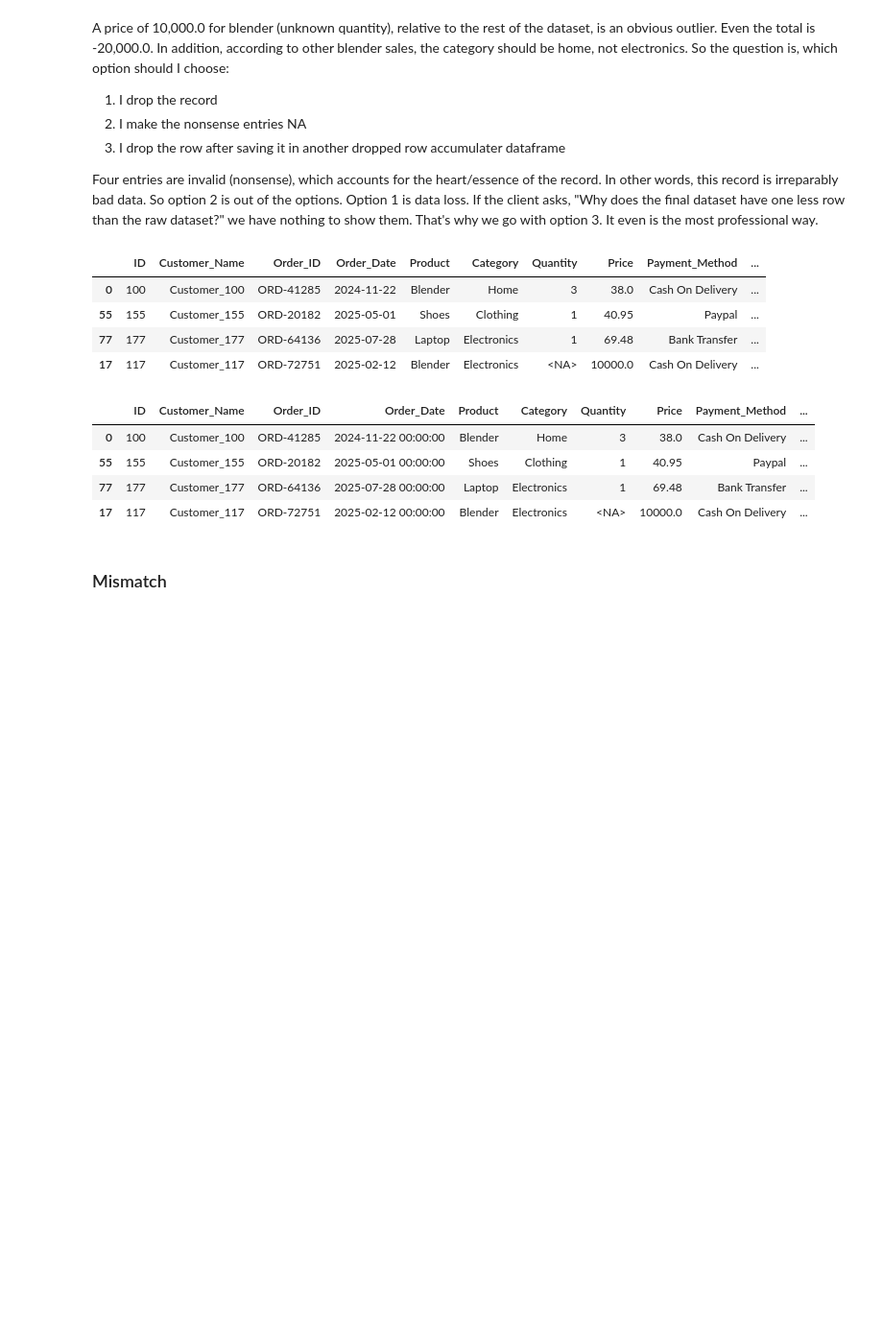
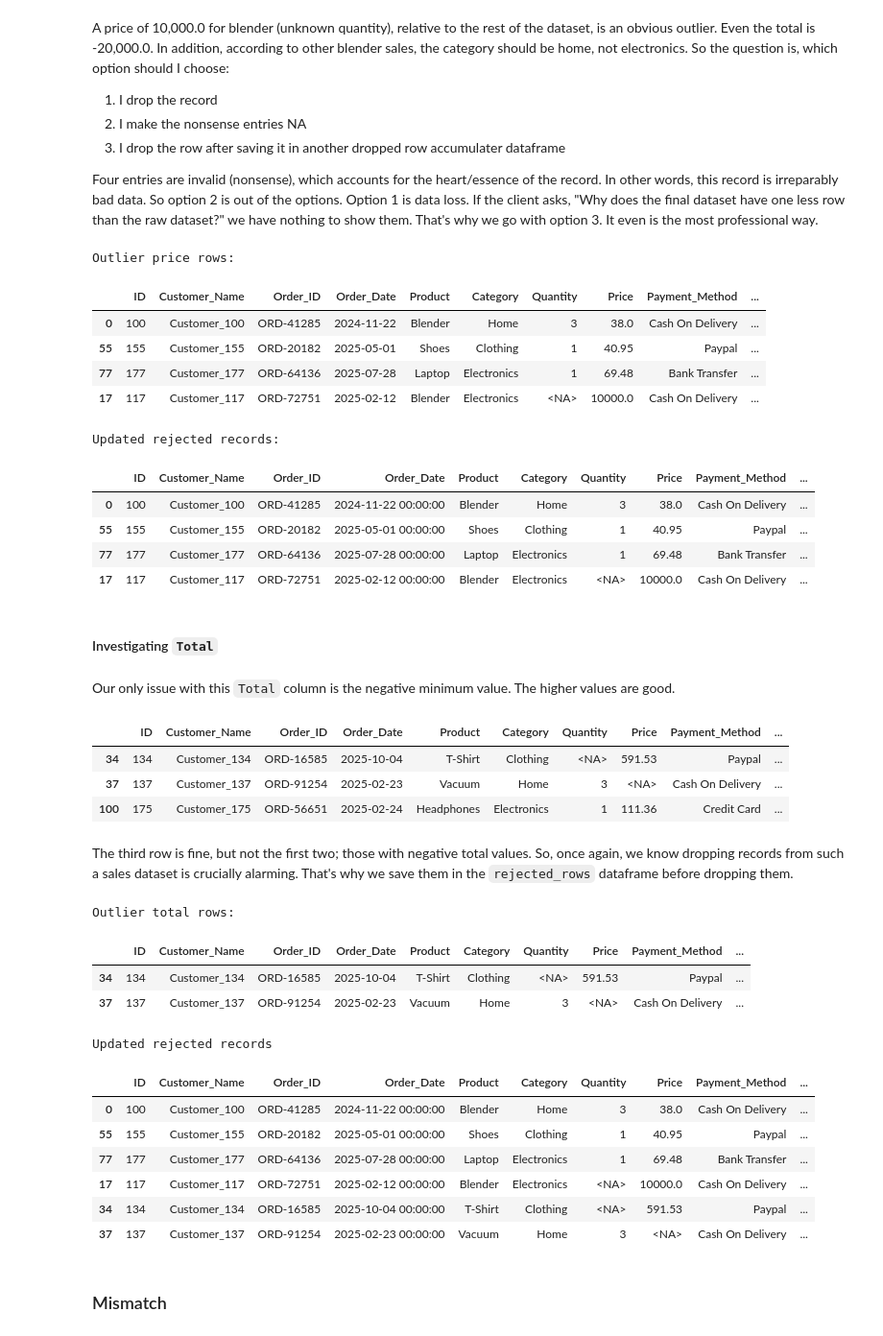
Before and after one commit to Gerum-Berhanu/data-cleaning, a Jupyter notebook: projects/05_ecommerce_sales/05_data_cleaning.ipynb, the cells around one changed output. Shown at 96% size. Cells and saved outputs as stored; diff of their text form; code cells hidden in the pictures; blank space fills up the shorter version.

```diff
--- a/projects/05_ecommerce_sales/05_data_cleaning.ipynb
+++ b/projects/05_ecommerce_sales/05_data_cleaning.ipynb
@@ -462,24 +467,68 @@ A price of 10,000.0 for blender (unknown quantity), relative to the rest of the
 
 Four entries are invalid (nonsense), which accounts for the heart/essence of the record. In other words, this record is irreparably bad data. So option 2 is out of the options. Option 1 is data loss. If the client asks, "Why does the final dataset have one less row than the raw dataset?" we have nothing to show them. That's why we go with option 3. It even is the most professional way.
 # %%
-outlier_rows = pd.concat([df[lower_mask], df[upper_mask]])
-display(outlier_rows)
+outlier_price_rows = pd.concat([df[lower_price_mask], df[upper_price_mask]])
+print("Outlier price rows:")
+display(outlier_price_rows)
 
-rejected_records = pd.concat([rejected_records, outlier_rows])
+rejected_records = pd.concat([rejected_records, outlier_price_rows])
+print("Updated rejected records:")
 display(rejected_records)
 
-df.drop(outlier_rows.index, inplace=True)
+df.drop(outlier_price_rows.index, inplace=True)
 # %% [output]
+Outlier price rows:
 |  | ID | Customer_Name | Order_ID | Order_Date | Product | Category | Quantity | Price | Payment_Method | ... |
 | 0 | 100 | Customer_100 | ORD-41285 | 2024-11-22 | Blender | Home | 3 | 38.0 | Cash On Delivery | ... |
 | 55 | 155 | Customer_155 | ORD-20182 | 2025-05-01 | Shoes | Clothing | 1 | 40.95 | Paypal | ... |
 | 77 | 177 | Customer_177 | ORD-64136 | 2025-07-28 | Laptop | Electronics | 1 | 69.48 | Bank Transfer | ... |
 | 17 | 117 | Customer_117 | ORD-72751 | 2025-02-12 | Blender | Electronics | <NA> | 10000.0 | Cash On Delivery | ... |
+Updated rejected records:
 |  | ID | Customer_Name | Order_ID | Order_Date | Product | Category | Quantity | Price | Payment_Method | ... |
 | 0 | 100 | Customer_100 | ORD-41285 | 2024-11-22 00:00:00 | Blender | Home | 3 | 38.0 | Cash On Delivery | ... |
 | 55 | 155 | Customer_155 | ORD-20182 | 2025-05-01 00:00:00 | Shoes | Clothing | 1 | 40.95 | Paypal | ... |
 | 77 | 177 | Customer_177 | ORD-64136 | 2025-07-28 00:00:00 | Laptop | Electronics | 1 | 69.48 | Bank Transfer | ... |
 | 17 | 117 | Customer_117 | ORD-72751 | 2025-02-12 00:00:00 | Blender | Electronics | <NA> | 10000.0 | Cash On Delivery | ... |
+# %% [markdown]
+#### Investigating `Total`
+# %% [markdown]
+Our only issue with this `Total` column is the negative minimum value. The higher values are good.
+# %%
+lower_total_limit = 100
+lower_total_mask = df["Total"] < lower_total_limit
+
+# Checking lower limit (prices less than 100)
+display(df[lower_total_mask])
+# %% [output]
+|  | ID | Customer_Name | Order_ID | Order_Date | Product | Category | Quantity | Price | Payment_Method | ... |
+| 34 | 134 | Customer_134 | ORD-16585 | 2025-10-04 | T-Shirt | Clothing | <NA> | 591.53 | Paypal | ... |
+| 37 | 137 | Customer_137 | ORD-91254 | 2025-02-23 | Vacuum | Home | 3 | <NA> | Cash On Delivery | ... |
+| 100 | 175 | Customer_175 | ORD-56651 | 2025-02-24 | Headphones | Electronics | 1 | 111.36 | Credit Card | ... |
+# %% [markdown]
+The third row is fine, but not the first two; those with negative total values. So, once again, we know dropping records from such a sales dataset is crucially alarming. That's why we save them in the `rejected_rows` dataframe before dropping them.
+# %%
+outlier_total_rows = df[lower_total_mask][df[lower_total_mask]["Total"] < 0]
+print("Outlier total rows:")
+display(outlier_total_rows)
+
+rejected_records = pd.concat([rejected_records, outlier_total_rows])
+print("Updated rejected records")
+display(rejected_records)
+
+df.drop(outlier_total_rows.index, inplace=True)
+# %% [output]
+Outlier total rows:
+|  | ID | Customer_Name | Order_ID | Order_Date | Product | Category | Quantity | Price | Payment_Method | ... |
+| 34 | 134 | Customer_134 | ORD-16585 | 2025-10-04 | T-Shirt | Clothing | <NA> | 591.53 | Paypal | ... |
+| 37 | 137 | Customer_137 | ORD-91254 | 2025-02-23 | Vacuum | Home | 3 | <NA> | Cash On Delivery | ... |
+Updated rejected records
+|  | ID | Customer_Name | Order_ID | Order_Date | Product | Category | Quantity | Price | Payment_Method | ... |
+| 0 | 100 | Customer_100 | ORD-41285 | 2024-11-22 00:00:00 | Blender | Home | 3 | 38.0 | Cash On Delivery | ... |
+| 55 | 155 | Customer_155 | ORD-20182 | 2025-05-01 00:00:00 | Shoes | Clothing | 1 | 40.95 | Paypal | ... |
+| 77 | 177 | Customer_177 | ORD-64136 | 2025-07-28 00:00:00 | Laptop | Electronics | 1 | 69.48 | Bank Transfer | ... |
+| 17 | 117 | Customer_117 | ORD-72751 | 2025-02-12 00:00:00 | Blender | Electronics | <NA> | 10000.0 | Cash On Delivery | ... |
+| 34 | 134 | Customer_134 | ORD-16585 | 2025-10-04 00:00:00 | T-Shirt | Clothing | <NA> | 591.53 | Paypal | ... |
+| 37 | 137 | Customer_137 | ORD-91254 | 2025-02-23 00:00:00 | Vacuum | Home | 3 | <NA> | Cash On Delivery | ... |
 # %% [markdown]
 ### Mismatch
 # %% [markdown]
```
Also changed, not shown: parts of 16 cells of this notebook.
